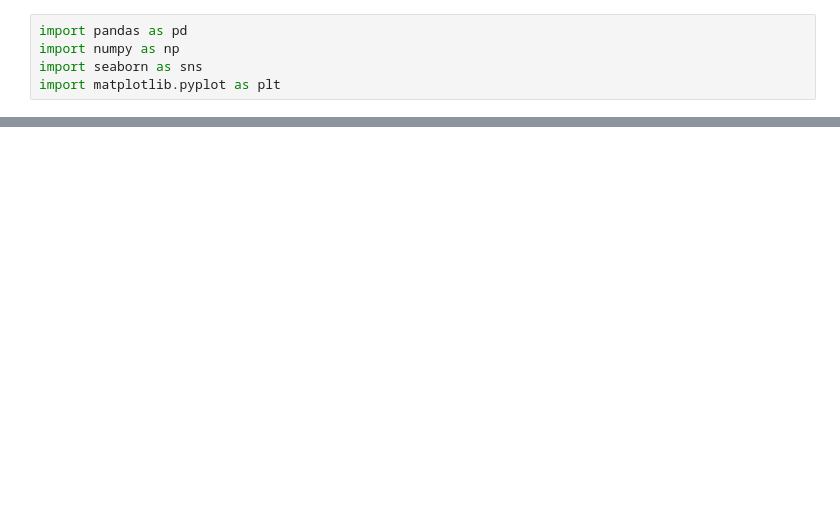
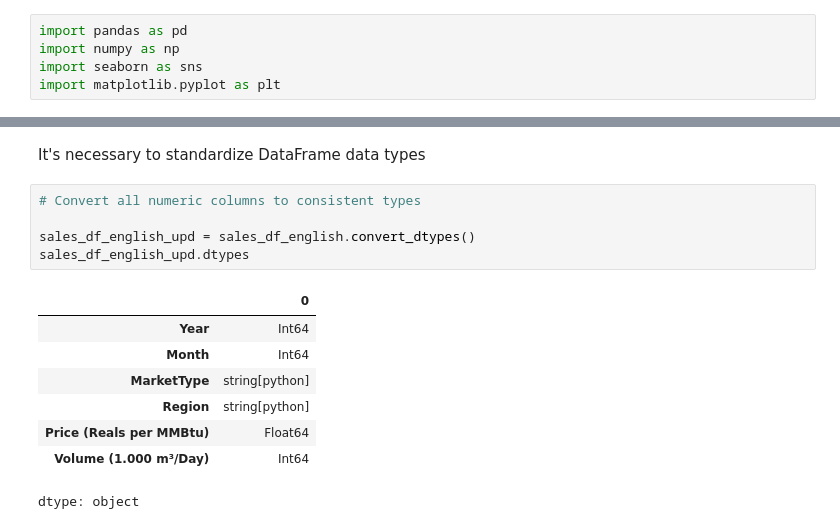
Before and after one commit to KathrynKashitsyn/Natural-Gas-Marketing-in-Brazil, a Jupyter notebook: Brazil_Gas_Sales.ipynb, the cells around one changed output, grey strips where cells are left out. Cells and saved outputs as stored; diff of their text form; blank space fills up the shorter version.

```diff
--- a/Brazil_Gas_Sales.ipynb
+++ b/Brazil_Gas_Sales.ipynb
@@ -26,0 +410,16 @@ ParserError: Error tokenizing data. C error: Expected 1 fields in line 3, saw 36
+# %% [markdown]
+It's necessary  to standardize DataFrame data types
+# %%
+# Convert all numeric columns to consistent types
+
+sales_df_english_upd = sales_df_english.convert_dtypes()
+sales_df_english_upd.dtypes
+# %% [output]
+|  | 0 |
+| Year | Int64 |
+| Month | Int64 |
+| MarketType | string[python] |
+| Region | string[python] |
+| Price (Reals per MMBtu) | Float64 |
+| Volume (1.000 m³/Day) | Int64 |
+dtype: object
```
Also changed, not shown: parts of 26 cells of this notebook.
